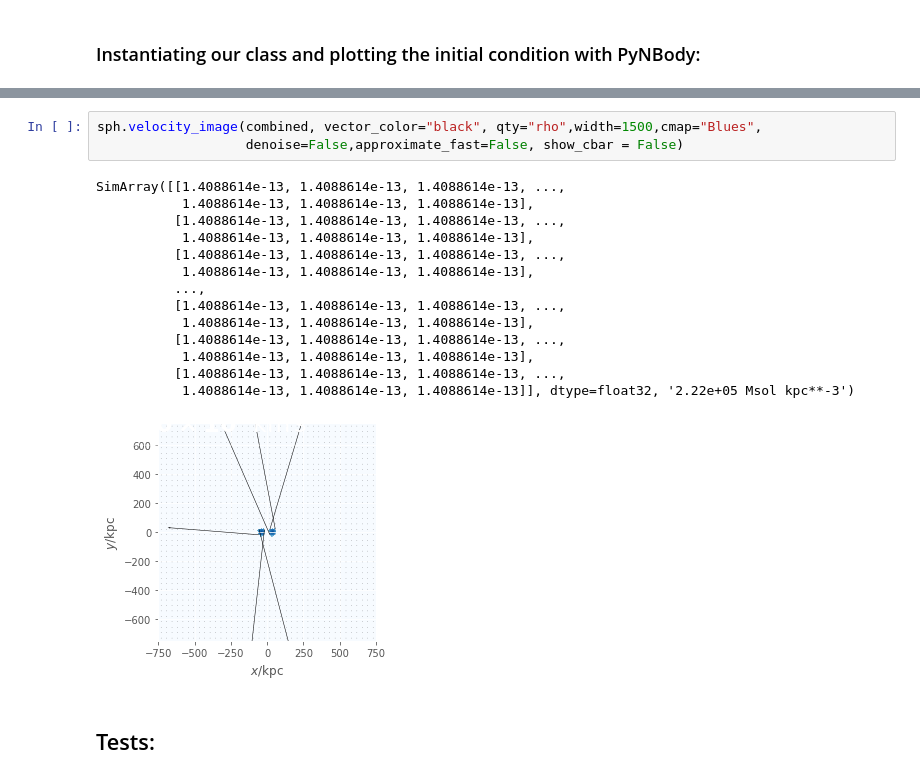
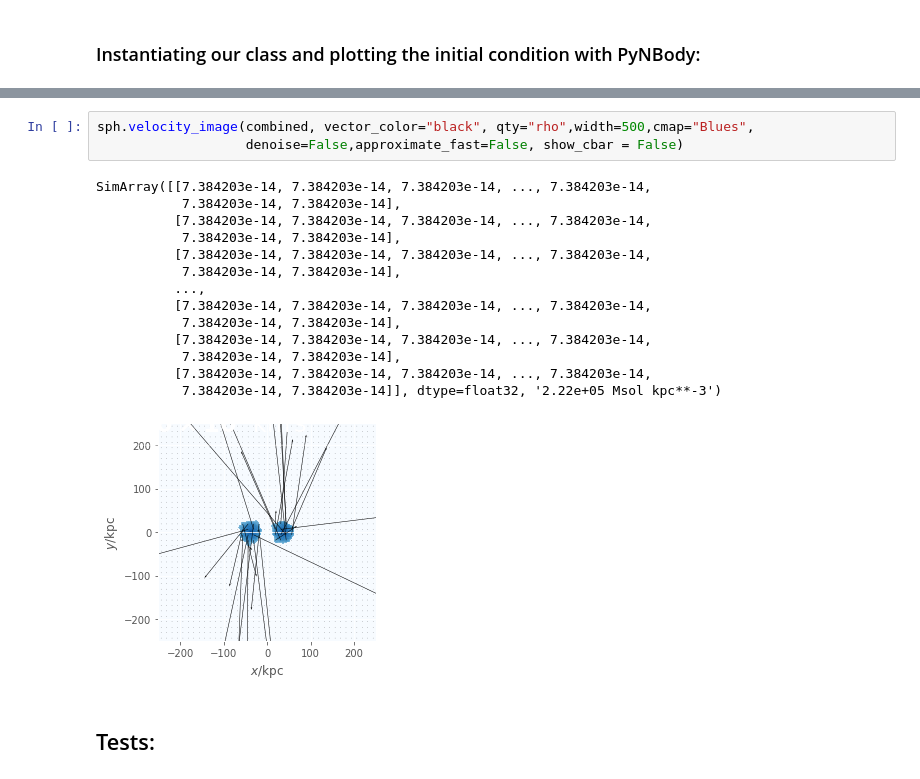
Before and after one commit to MCLindner/GalCollide, a Jupyter notebook: CombiningModels.ipynb, the cells around one changed output, grey strips where cells are left out. Cells and saved outputs as stored; diff of their text form.

```diff
--- a/CombiningModelsStable.ipynb
+++ b/CombiningModels.ipynb
@@ -292,21 +317,21 @@ test
 # %%
-sph.velocity_image(combined, vector_color="black", qty="rho",width=1500,cmap="Blues",
+sph.velocity_image(combined, vector_color="black", qty="rho",width=500,cmap="Blues",
                    denoise=False,approximate_fast=False, show_cbar = False)
 # %% [output]
-SimArray([[1.4088614e-13, 1.4088614e-13, 1.4088614e-13, ...,
-           1.4088614e-13, 1.4088614e-13, 1.4088614e-13],
-          [1.4088614e-13, 1.4088614e-13, 1.4088614e-13, ...,
-           1.4088614e-13, 1.4088614e-13, 1.4088614e-13],
-          [1.4088614e-13, 1.4088614e-13, 1.4088614e-13, ...,
-           1.4088614e-13, 1.4088614e-13, 1.4088614e-13],
+SimArray([[7.384203e-14, 7.384203e-14, 7.384203e-14, ..., 7.384203e-14,
+           7.384203e-14, 7.384203e-14],
+          [7.384203e-14, 7.384203e-14, 7.384203e-14, ..., 7.384203e-14,
+           7.384203e-14, 7.384203e-14],
+          [7.384203e-14, 7.384203e-14, 7.384203e-14, ..., 7.384203e-14,
+           7.384203e-14, 7.384203e-14],
           ...,
-          [1.4088614e-13, 1.4088614e-13, 1.4088614e-13, ...,
-           1.4088614e-13, 1.4088614e-13, 1.4088614e-13],
-          [1.4088614e-13, 1.4088614e-13, 1.4088614e-13, ...,
-           1.4088614e-13, 1.4088614e-13, 1.4088614e-13],
-          [1.4088614e-13, 1.4088614e-13, 1.4088614e-13, ...,
-           1.4088614e-13, 1.4088614e-13, 1.4088614e-13]], dtype=float32, '2.22e+05 Msol kpc**-3')
+          [7.384203e-14, 7.384203e-14, 7.384203e-14, ..., 7.384203e-14,
+           7.384203e-14, 7.384203e-14],
+          [7.384203e-14, 7.384203e-14, 7.384203e-14, ..., 7.384203e-14,
+           7.384203e-14, 7.384203e-14],
+          [7.384203e-14, 7.384203e-14, 7.384203e-14, ..., 7.384203e-14,
+           7.384203e-14, 7.384203e-14]], dtype=float32, '2.22e+05 Msol kpc**-3')
-[figure, old version]
+[figure, new version]
 # %% [markdown]
 ## Tests:
 # %% [markdown]
```
Also changed, not shown: parts of 2 cells of this notebook, 2 other files.
